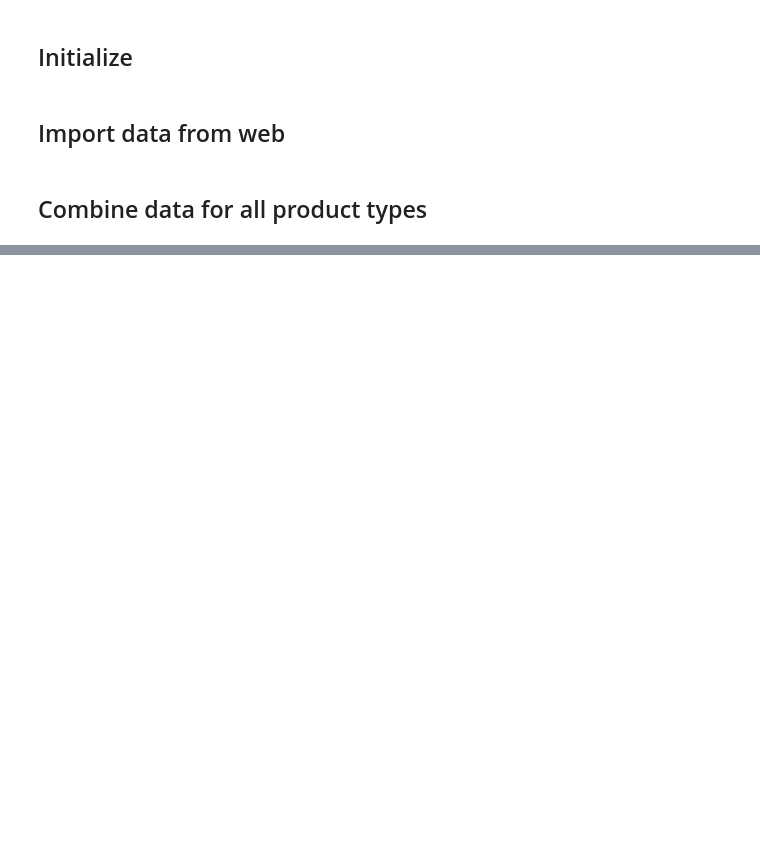
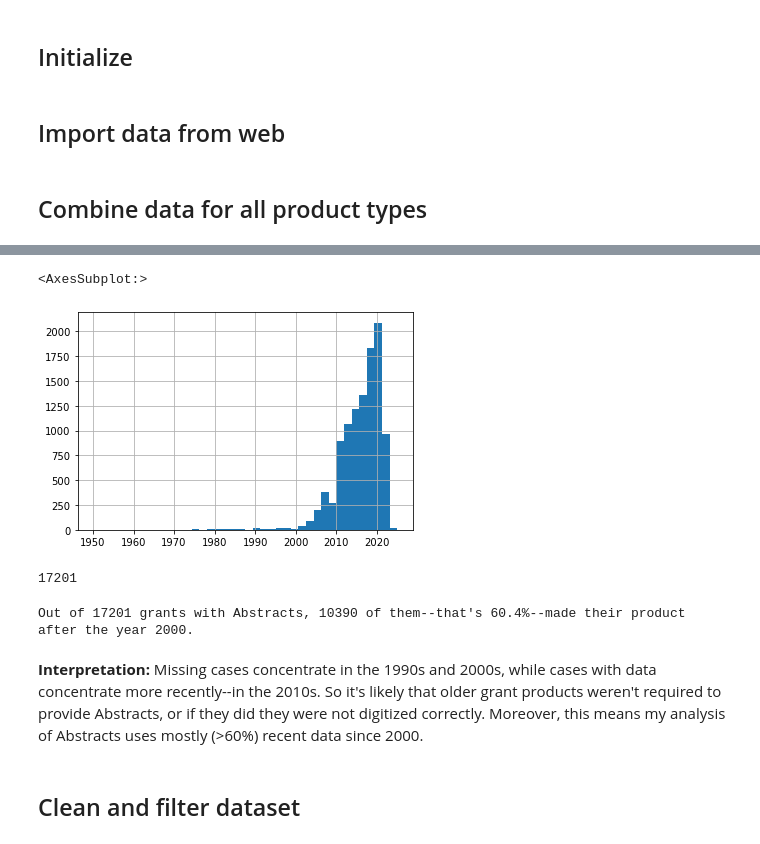
Before and after one commit to jhaber-zz/neh-nlp, a Jupyter notebook: code/prepare_data.ipynb, the cells around one changed output, grey strips where cells are left out. Cells and saved outputs as stored; diff of their text form; code cells hidden in the pictures; blank space fills up the shorter version.

```diff
--- a/code/prepare_data.ipynb
+++ b/code/prepare_data.ipynb
@@ -87,0 +161,23 @@ ID, ApplicationNumber, Abstract, Address, Director, Name, PrimaryURL, PrimaryURL
+# %%
+# Compare to frequency of non-missingness for Abstract column
+df[df.Abstract.notnull()].Year.hist(bins=40)
+# %% [output]
+<AxesSubplot:>
+[figure, added]
+# %%
+len(df[(df.Abstract.notnull())])
+# %% [output]
+17201
+# %%
+# What proportion of non-missing cases occurred after the year 2000?
+total = len(df[df.Abstract.notnull()])
+numerator = len(df[(df.Abstract.notnull()) & (df.Year>2000)])
+prop = round(numerator/total*100, 1)
+
+print(f'Out of {total} grants with Abstracts, {numerator} of them--that\'s {prop}%--made their product after the year 2000.')
+# %% [output]
+Out of 17201 grants with Abstracts, 10390 of them--that's 60.4%--made their product after the year 2000.
+# %% [markdown]
+<b>Interpretation:</b> Missing cases concentrate in the 1990s and 2000s, while cases with data concentrate more recently--in the 2010s. So it's likely that older grant products weren't required to provide Abstracts, or if they did they were not digitized correctly. Moreover, this means my analysis of Abstracts uses mostly (>60%) recent data since 2000.
+# %% [markdown]
+## Clean and filter dataset
```
Also changed, not shown: parts of 15 cells of this notebook, 1 other file.
